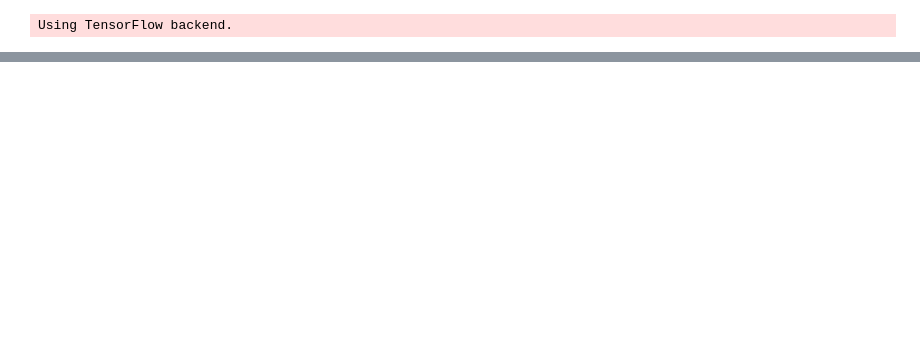
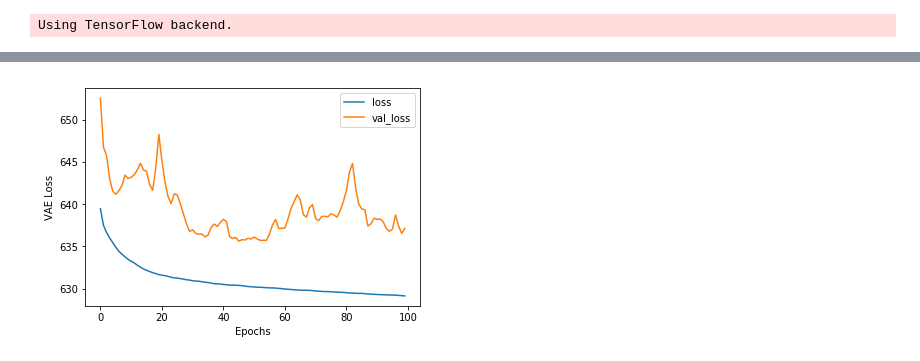
Before and after one commit to greenelab/LINCS_latent_space, a Jupyter notebook: scripts/3_tybalt_2layer_model_generator.ipynb, the cells around one changed output, grey strips where cells are left out. Drawn from its saved outputs; the diff is of its cells as text; code cells hidden in the pictures; blank space fills up the shorter version.

```diff
--- a/scripts/3_tybalt_2layer_model_generator.ipynb
+++ b/scripts/3_tybalt_2layer_model_generator.ipynb
@@ -85,7 +85,7 @@ from keras.callbacks import Callback
 # beta: Threshold value for ReLU?
 # --------------------------------------------------------------------------------------------------------------------
 
-learning_rate = 0.1#0.001
+learning_rate = 0.0001#0.001
 epochs = 100
 kappa = 0.01
 
@@ -230,13 +230,15 @@ encoder = Model(rnaseq_input, z_mean_encoded)
 # %%
 # Visualize training performance
 history_df = pd.DataFrame(hist.history)
-loss_df = pd.DataFrame(hist.history['loss'])
-ax = loss_df.plot()
-#ax = history_df.plot()
+#loss_df = pd.DataFrame(hist.history['loss'])
+#ax = loss_df.plot()
+ax = history_df.plot()
 ax.set_xlabel('Epochs')
 ax.set_ylabel('VAE Loss')
 fig = ax.get_figure()
 fig.savefig(hist_plot_file)
+# %% [output]
+[figure, added]
 # %%
 loss = hist.history['loss']
 val_loss = hist.history['val_loss']
```
Also changed, not shown: parts of 2 cells of this notebook, 1 other file.
